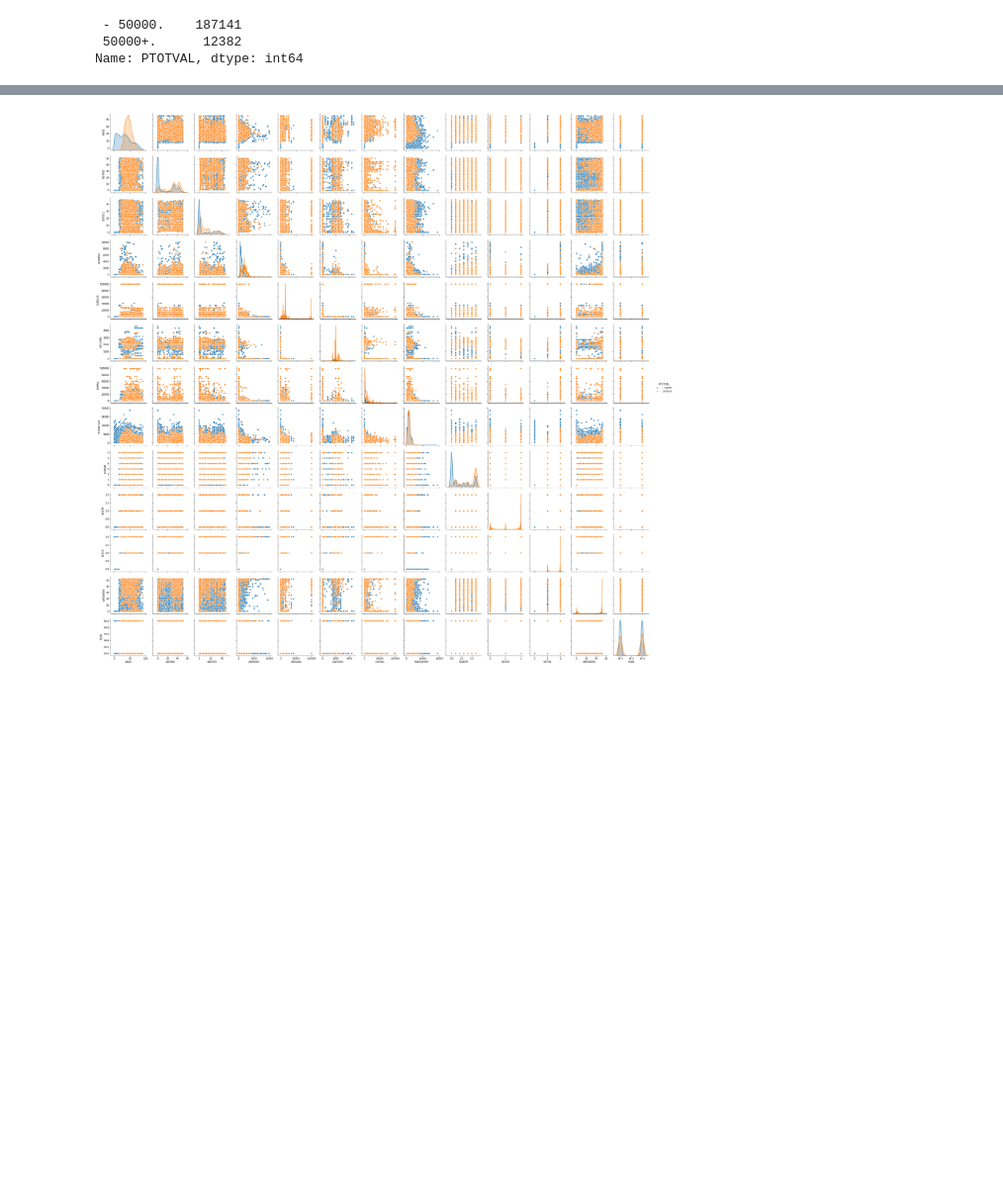
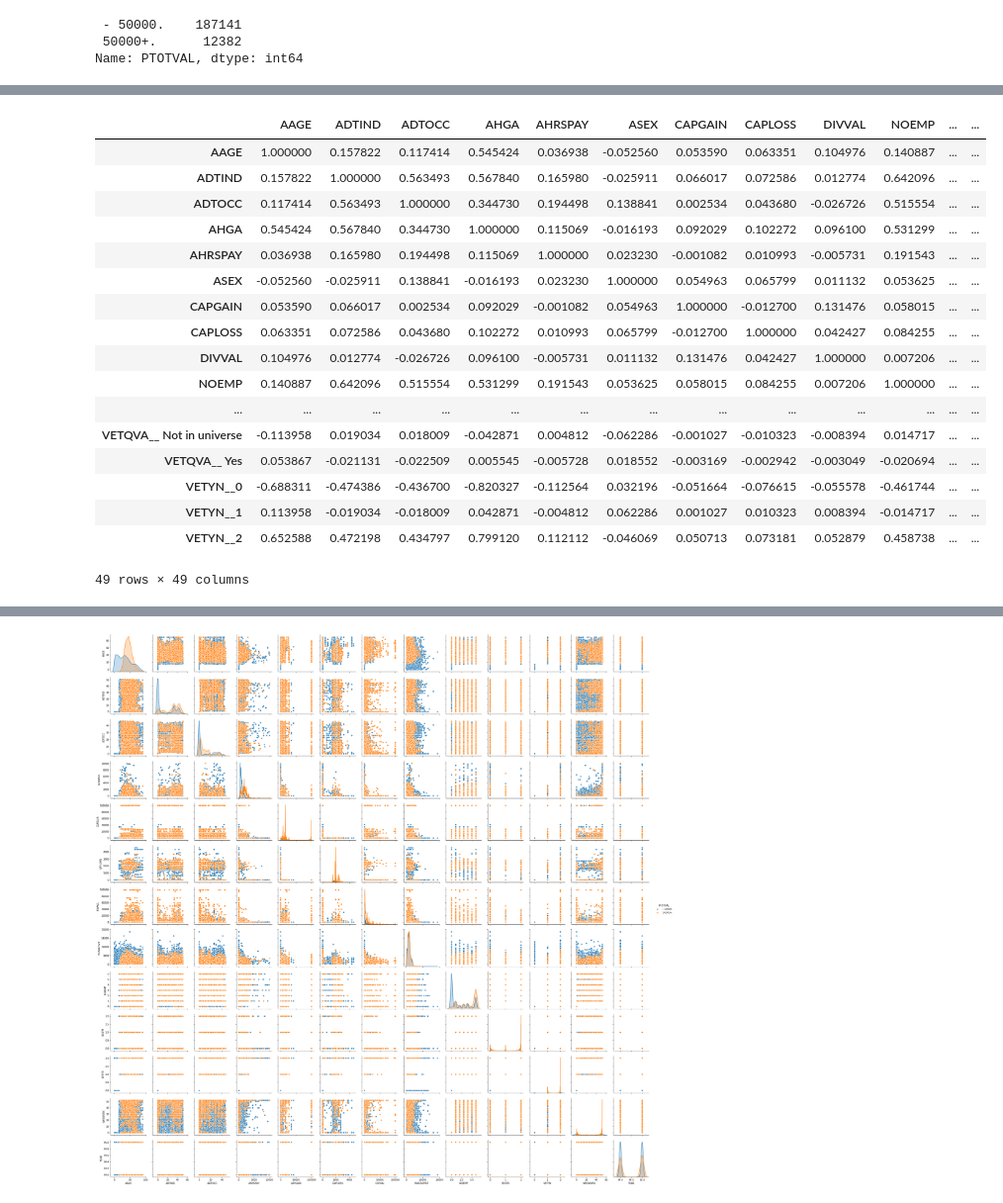
Before and after one commit to nAnna519/python_tasks, a Jupyter notebook: census_income/census-income.ipynb, the cells around one changed output, grey strips where cells are left out. Shown at 99% size. Drawn from its saved outputs; the diff is of its cells as text; code cells hidden in the pictures; blank space fills up the shorter version.

```diff
--- a/census_income/census-income.ipynb
+++ b/census_income/census-income.ipynb
@@ -41,3 +59,24 @@ sns.heatmap(data_train.corr());
+# %%
+data_train.corr()
+# %% [output]
+|  | AAGE | ADTIND | ADTOCC | AHGA | AHRSPAY | ASEX | CAPGAIN | CAPLOSS | DIVVAL | NOEMP | ... | ... |
+| AAGE | 1.000000 | 0.157822 | 0.117414 | 0.545424 | 0.036938 | -0.052560 | 0.053590 | 0.063351 | 0.104976 | 0.140887 | ... | ... |
+| ADTIND | 0.157822 | 1.000000 | 0.563493 | 0.567840 | 0.165980 | -0.025911 | 0.066017 | 0.072586 | 0.012774 | 0.642096 | ... | ... |
+| ADTOCC | 0.117414 | 0.563493 | 1.000000 | 0.344730 | 0.194498 | 0.138841 | 0.002534 | 0.043680 | -0.026726 | 0.515554 | ... | ... |
+| AHGA | 0.545424 | 0.567840 | 0.344730 | 1.000000 | 0.115069 | -0.016193 | 0.092029 | 0.102272 | 0.096100 | 0.531299 | ... | ... |
+| AHRSPAY | 0.036938 | 0.165980 | 0.194498 | 0.115069 | 1.000000 | 0.023230 | -0.001082 | 0.010993 | -0.005731 | 0.191543 | ... | ... |
+| ASEX | -0.052560 | -0.025911 | 0.138841 | -0.016193 | 0.023230 | 1.000000 | 0.054963 | 0.065799 | 0.011132 | 0.053625 | ... | ... |
+| CAPGAIN | 0.053590 | 0.066017 | 0.002534 | 0.092029 | -0.001082 | 0.054963 | 1.000000 | -0.012700 | 0.131476 | 0.058015 | ... | ... |
+| CAPLOSS | 0.063351 | 0.072586 | 0.043680 | 0.102272 | 0.010993 | 0.065799 | -0.012700 | 1.000000 | 0.042427 | 0.084255 | ... | ... |
+| DIVVAL | 0.104976 | 0.012774 | -0.026726 | 0.096100 | -0.005731 | 0.011132 | 0.131476 | 0.042427 | 1.000000 | 0.007206 | ... | ... |
+| NOEMP | 0.140887 | 0.642096 | 0.515554 | 0.531299 | 0.191543 | 0.053625 | 0.058015 | 0.084255 | 0.007206 | 1.000000 | ... | ... |
+| ... | ... | ... | ... | ... | ... | ... | ... | ... | ... | ... | ... | ... |
+| VETQVA__ Not in universe | -0.113958 | 0.019034 | 0.018009 | -0.042871 | 0.004812 | -0.062286 | -0.001027 | -0.010323 | -0.008394 | 0.014717 | ... | ... |
+| VETQVA__ Yes | 0.053867 | -0.021131 | -0.022509 | 0.005545 | -0.005728 | 0.018552 | -0.003169 | -0.002942 | -0.003049 | -0.020694 | ... | ... |
+| VETYN__0 | -0.688311 | -0.474386 | -0.436700 | -0.820327 | -0.112564 | 0.032196 | -0.051664 | -0.076615 | -0.055578 | -0.461744 | ... | ... |
+| VETYN__1 | 0.113958 | -0.019034 | -0.018009 | 0.042871 | -0.004812 | 0.062286 | 0.001027 | 0.010323 | 0.008394 | -0.014717 | ... | ... |
+| VETYN__2 | 0.652588 | 0.472198 | 0.434797 | 0.799120 | 0.112112 | -0.046069 | 0.050713 | 0.073181 | 0.052879 | 0.458738 | ... | ... |
+49 rows × 49 columns
 # %%
 data_test.info()
 # %% [output]
```
Also changed, not shown: parts of 18 cells of this notebook.
